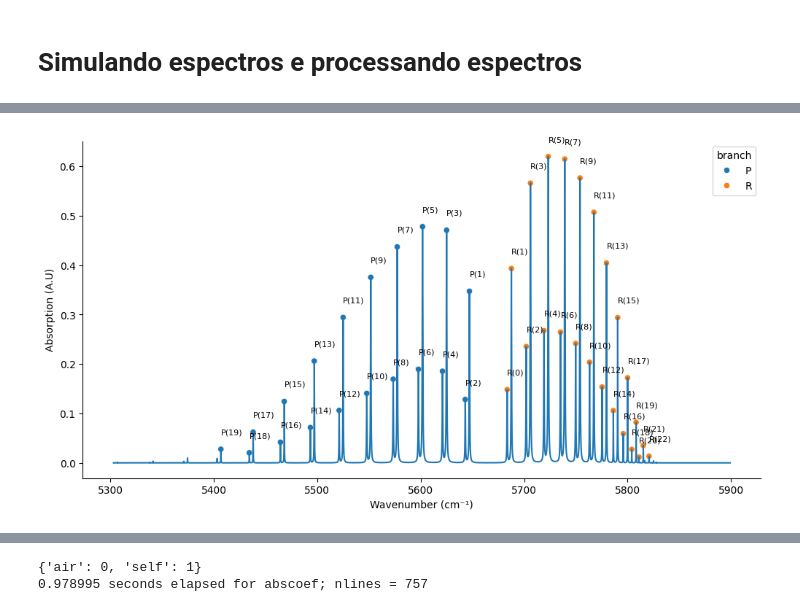
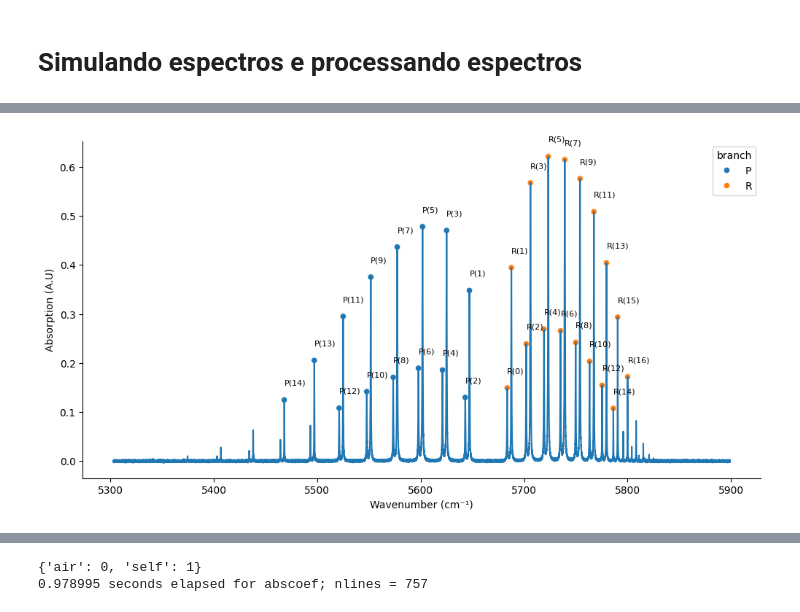
Before and after one commit to Alexandre-Esposte/LineProphet-Machine-Learning-for-Spectral-Attributes, a Jupyter notebook: nbs/for_images.ipynb, the cells around one changed output, grey strips where cells are left out. Cells and saved outputs as stored; diff of their text form; code cells hidden in the pictures.

```diff
--- a/nbs/for_images.ipynb
+++ b/nbs/for_images.ipynb
@@ -43,10 +43,10 @@ optical_length = 2 #cm
 
 #Simulando o espectro
 s.simulateSpectra('HCl',{'air':0, 'self':1}, {'l':optical_length,'p':pressure,'T':temperature},step=0.01)
-
+s.spectra['absorption'] = np.random.normal(s.spectra['absorption'],0.001)
 
 # Organizando as linhas
-lines = branchClassification(s.spectra, findPeaksParams={'height': 0.01, 'width': 1, 'distance': None},thresoldBranch=5665)
+lines = branchClassification(s.spectra, findPeaksParams={'height': 0.1, 'width': 5, 'distance': None},thresoldBranch=5665)
 
 lines['pressure'] = pressure
 lines['temperature'] = temperature
@@ -72,4 +72,4 @@ PROCESSED
-[figure, old version]
+[figure, new version]
 # %%
 x,y = filterLine(s.spectra,lines.loc[5,'wavenumber'],lines.loc[5,'absorption'],0.01)
 
```
Also changed, not shown: parts of 2 cells of this notebook, 3 other files.
